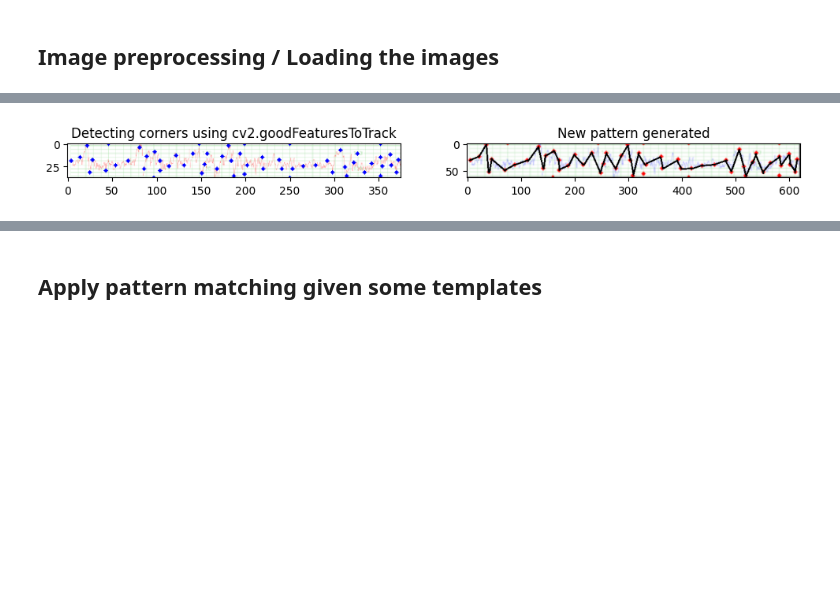
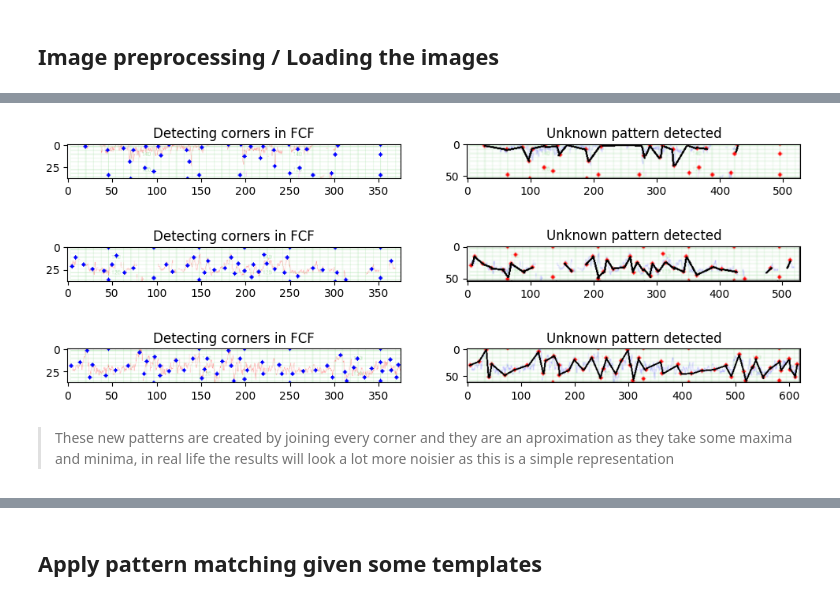
Before and after one commit to mustaphouni04/linies-de-la-vida-bitsxlamarato, a Jupyter notebook: analysis.ipynb, the cells around one changed output, grey strips where cells are left out. Cells and saved outputs as stored; diff of their text form; code cells hidden in the pictures; blank space fills up the shorter version.

Commit message:
Work on the Pattern Matching with SSIM

```diff
--- a/analysis.ipynb
+++ b/analysis.ipynb
@@ -36,48 +36,57 @@ for pdf_file in pdf_files:
 # %%
 import cv2
 import matplotlib.pyplot as plt
 import numpy as np
 
-# Load the image
-page_1 = cv2.imread("extracted_images/page59.png")
-x, y, width, height = 50, 200, page_1.shape[1], page_1.shape[0] - 200
-page_1 = page_1[y:y+height, x:x+width]  # Crop the image to remove the page number
-page_1 = cv2.resize(page_1, (0, 0), fx=0.6, fy=0.6)  # Resize to 0.6 the original size
-x, y, width, height = 0, 0, page_1.shape[1], page_1.shape[0] - 130
-page_1 = page_1[y:y+height, x:x+width]  # Crop the image to remove the page number
+train_images = [cv2.imread("extracted_images/page1.png"), cv2.imread("extracted_images/page19.png"), cv2.imread("extracted_images/page59.png")]
+processed_images = []  # List to store processed images
 
-# Convert to grayscale
-page_1_gray = cv2.cvtColor(page_1, cv2.COLOR_BGR2GRAY)
+for i, page in enumerate(train_images):
+    x, y, width, height = 50, 200, page.shape[1], page.shape[0] - 200
+    page = page[y:y+height, x:x+width]  # Crop the image to remove unwanted parts
+    page = cv2.resize(page, (0, 0), fx=0.6, fy=0.6)  # Resize to 0.6 the original size
+    x, y, width, height = 0, 0, page.shape[1], page.shape[0] - 130
+    page = page[y:y+height, x:x+width]  # Crop the image to remove unwanted parts
 
-# Detect corners using cv2.goodFeaturesToTrack
-corners = cv2.goodFeaturesToTrack(page_1_gray, maxCorners=100, qualityLevel=0.01, minDistance=10)
+    # Convert to grayscale
+    page_gray = cv2.cvtColor(page, cv2.COLOR_BGR2GRAY)
 
-# Convert corners to integers
-corners = np.int0(corners)
+    # Detect corners using cv2.goodFeaturesToTrack
+    corners = cv2.goodFeaturesToTrack(page_gray, maxCorners=100, qualityLevel=0.01, minDistance=10)
 
-# Filter corners based on their quality (keep corners with high quality)
-filtered_corners = []
-for corner in corners:
-    x, y = corner.ravel()
-    if page_1_gray[y, x] > 150: # Keep corners with high quality but not too much because we want detail in the pattern
-        filtered_corners.append((x, y))
+    # Convert corners to integers
+    corners = np.int0(corners)
 
-# Draw red circles for filtered corners
-for corner in filtered_corners:
-    x, y = corner
-    cv2.circle(page_1, (x, y), 2, (255, 0, 0), -1)  # Draw red circles for detected corners
+    # Filter corners based on their quality (keep corners with high quality)
+    filtered_corners = []
+    for corner in corners:
+        x, y = corner.ravel()
+        if page_gray[y, x] > 150: # Keep corners with high quality but not too much because we want detail in the pattern
+            filtered_corners.append((x, y))
 
-x, y, width, height = 0, 32, page_1.shape[1]-100, page_1.shape[0] - 70
-page_1 = page_1[y:y+height, x:x+width]  # Crop the image to remove the page number
+    # Draw blue circles for filtered corners
+    for corner in filtered_corners:
+        x, y = corner
+        cv2.circle(page, (x, y), 2, (255, 0, 0), -1)  # Draw blue circles for detected corners
 
-# Display the image with filtered corners as red dots
-plt.figure(figsize=(12, 12))
-plt.subplot(1,2,1)
-plt.imshow(cv2.cvtColor(page_1, cv2.COLOR_BGR2RGB))
-plt.title("Detecting corners using cv2.goodFeaturesToTrack")
-plt.subplot(1,2,2)
-plt.imshow(cv2.imread("new_patterns/pattern1.png"))
-plt.title("New pattern generated")
-plt.show()
+    x, y, width, height = 0, 32, page.shape[1]-100, page.shape[0] - 70
+    processed_image = page[y:y+height, x:x+width]  # Crop the image to remove unwanted parts
+    processed_images.append(processed_image)  # Store processed image
+
+# Display the images with detected corners and the corresponding new patterns
+for i, processed_image in enumerate(processed_images):
+    plt.figure(figsize=(12, 12))
+    plt.subplot(1, 2, 1)
+    plt.imshow(cv2.cvtColor(processed_image, cv2.COLOR_BGR2RGB))
+    plt.title("Detecting corners in FCF")
+
+    plt.subplot(1, 2, 2)
+    plt.imshow(cv2.imread(f"new_patterns/pattern{i+1}.png"))  # Access patterns using i+1 for correct indexing
+    plt.title("Unknown pattern detected")
+    plt.show()
 # %% [output]
-[figure, old version]
+[figure, new version]
+[figure, added]
+[figure, added]
+# %% [markdown]
+> These new patterns are created by joining every corner and they are an aproximation as they take some maxima and minima, in real life the results will look a lot more noisier as this is a simple representation
```
Also changed, not shown: parts of 5 cells of this notebook, 9 other files.
